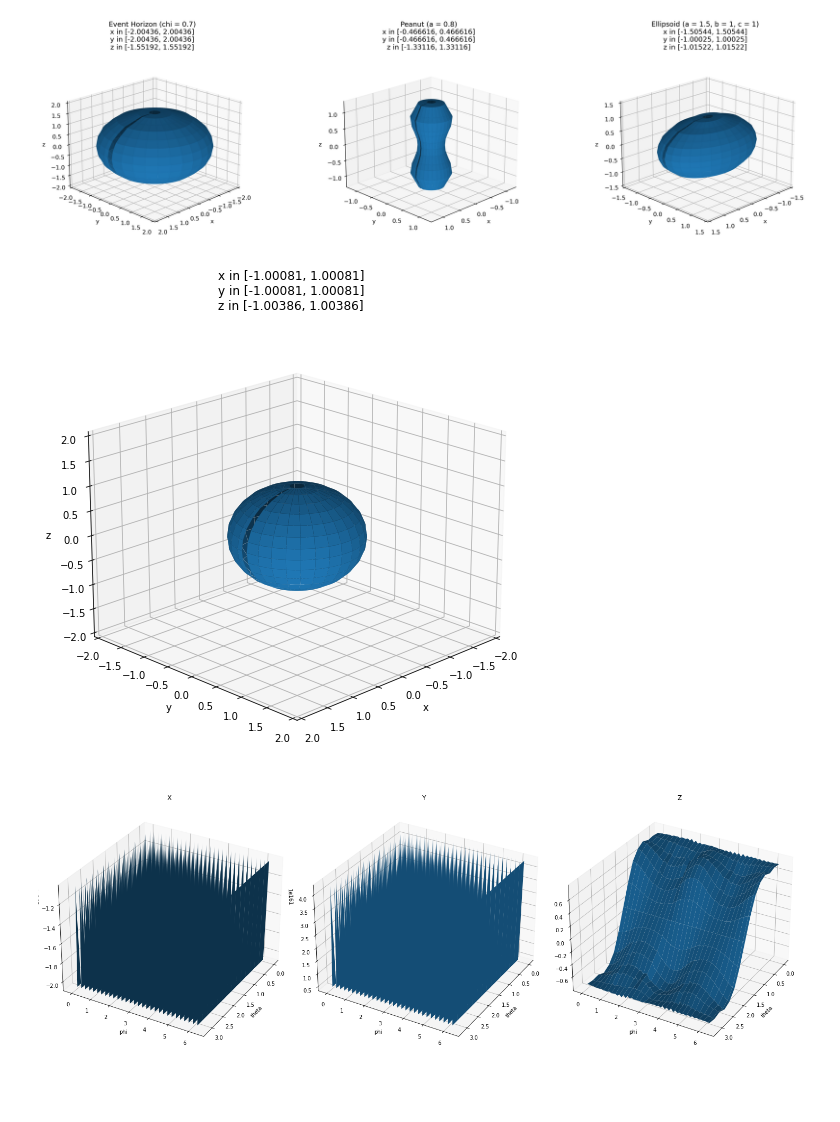
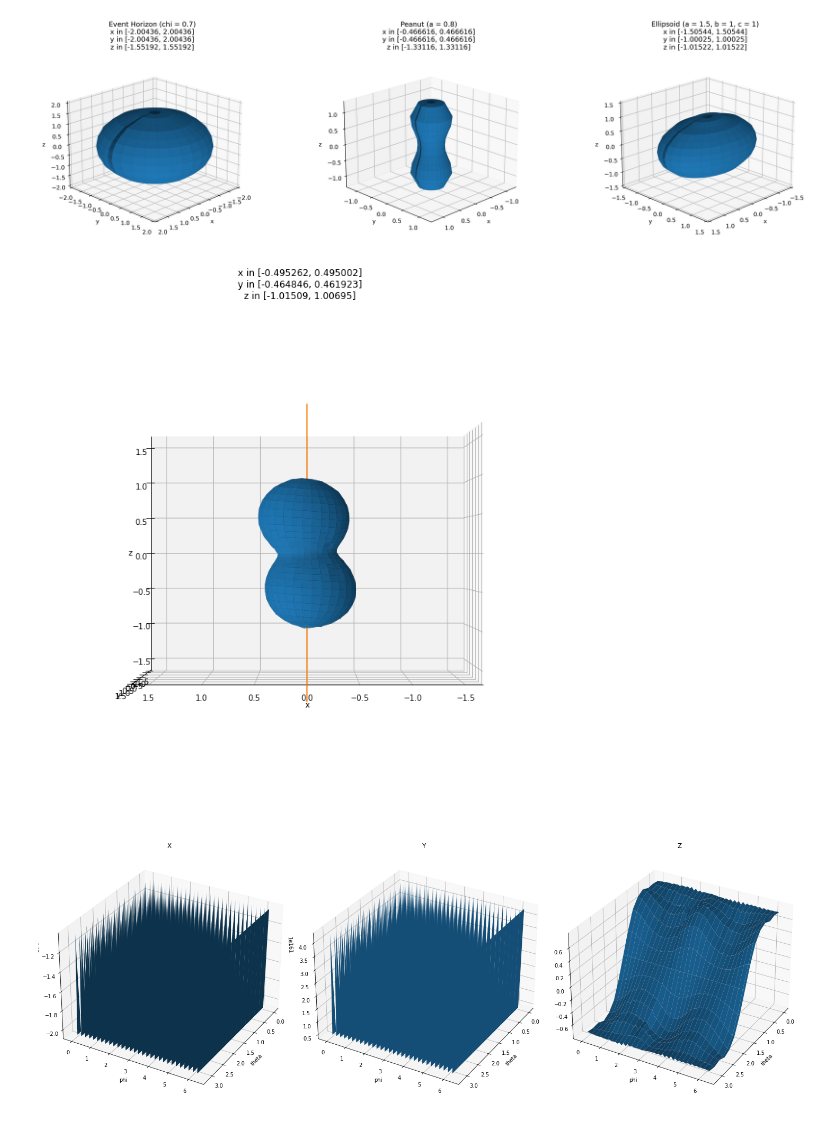
Before and after one commit to iago-mendes/eucled, a Jupyter notebook: src/exercises/08-embedding/assets/plots.ipynb, the cells around one changed output. Cells and saved outputs as stored; diff of their text form; code cells hidden in the pictures; blank space fills up the shorter version.

```diff
--- a/src/exercises/08-embedding/assets/plots.ipynb
+++ b/src/exercises/08-embedding/assets/plots.ipynb
@@ -328,45 +331,49 @@ plt.show()
 # %% [output]
 [figure]
 # %%
-N_theta = 15
-N_phi = 4*N_theta
+N_theta = 30
+# N_phi = 4*N_theta
+N_phi = 2*N_theta
 
 fig = plt.figure(layout="constrained")
 
-embedding = np.genfromtxt(f'embedding_round_{N_theta}x{N_phi}.csv', delimiter=',')
-# print("chi", chi)
-# print("x: ", min(x), max(x))
-# print("y: ", min(y), max(y))
-# print("z: ", min(z), max(z))
+embedding = np.genfromtxt(f'embedding_nonaxi_peanut_{N_theta}x{N_phi}.csv', delimiter=',')
+# embedding = np.genfromtxt(f'embedding_numerical_{N_theta}x{N_phi}.csv', delimiter=',')
 
 x = embedding[:,0]
 y = embedding[:,1]
 z = embedding[:,2]
 
 X = np.reshape(x, (N_theta, N_phi))
 Y = np.reshape(y, (N_theta, N_phi))
 Z = np.reshape(z, (N_theta, N_phi))
 
 ax = fig.add_subplot(111, projection='3d')
 ax.plot_surface(X, Y, Z)
 # ax.plot_surface(X, Y, Z, cmap=cm.coolwarm)
 
+line_x = np.zeros(100)
+line_y = np.zeros(100)
+line_z = np.linspace(-2, 2, 100)
+ax.plot(line_x, line_y, line_z)
+
 plt.title(f'x in [{min(x)}, {max(x)}]\ny in [{min(y)}, {max(y)}]\nz in [{min(z)}, {max(z)}]')
 ax.set_xlabel("x")
 ax.set_ylabel("y")
 ax.set_zlabel("z")
 
-side = 2
+side = 1.6
 ax.set_xlim(-side, side)
 ax.set_ylim(-side, side)
 ax.set_zlim(-side, side)
 
-ax.view_init(20, 45) # elev, azim
-fig.set_size_inches(20, 7, forward=True)
+ax.view_init(0, 90) # elev, azim
+# ax.view_init(45, 45) # elev, azim
+fig.set_size_inches(20, 10, forward=True)
 
 plt.show()
 # %% [output]
-[figure, old version]
+[figure, new version]
 # %%
 N_theta = 15
 N_phi = 4*N_theta
```
Also changed, not shown: parts of 2 cells of this notebook, 2 other files.
